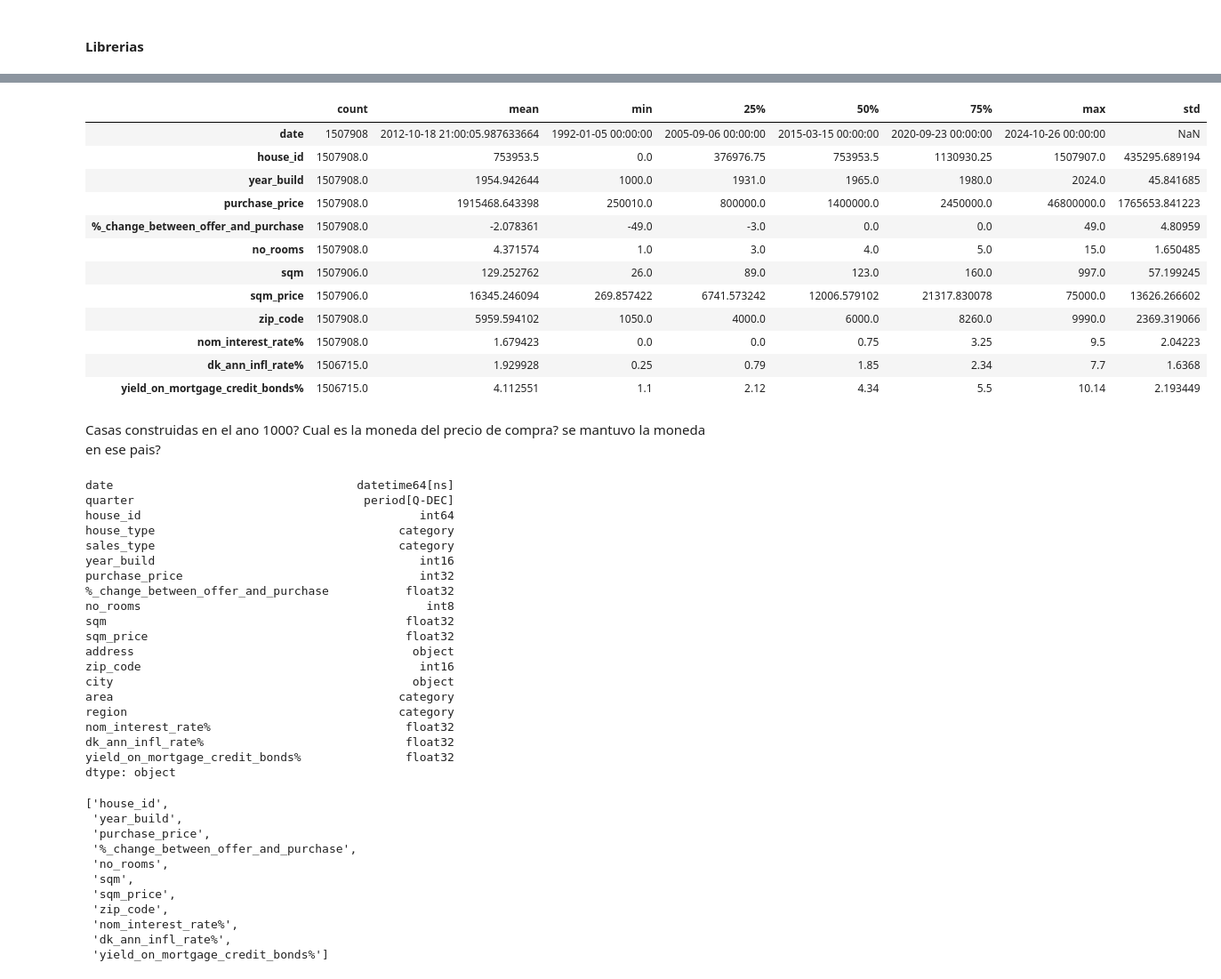
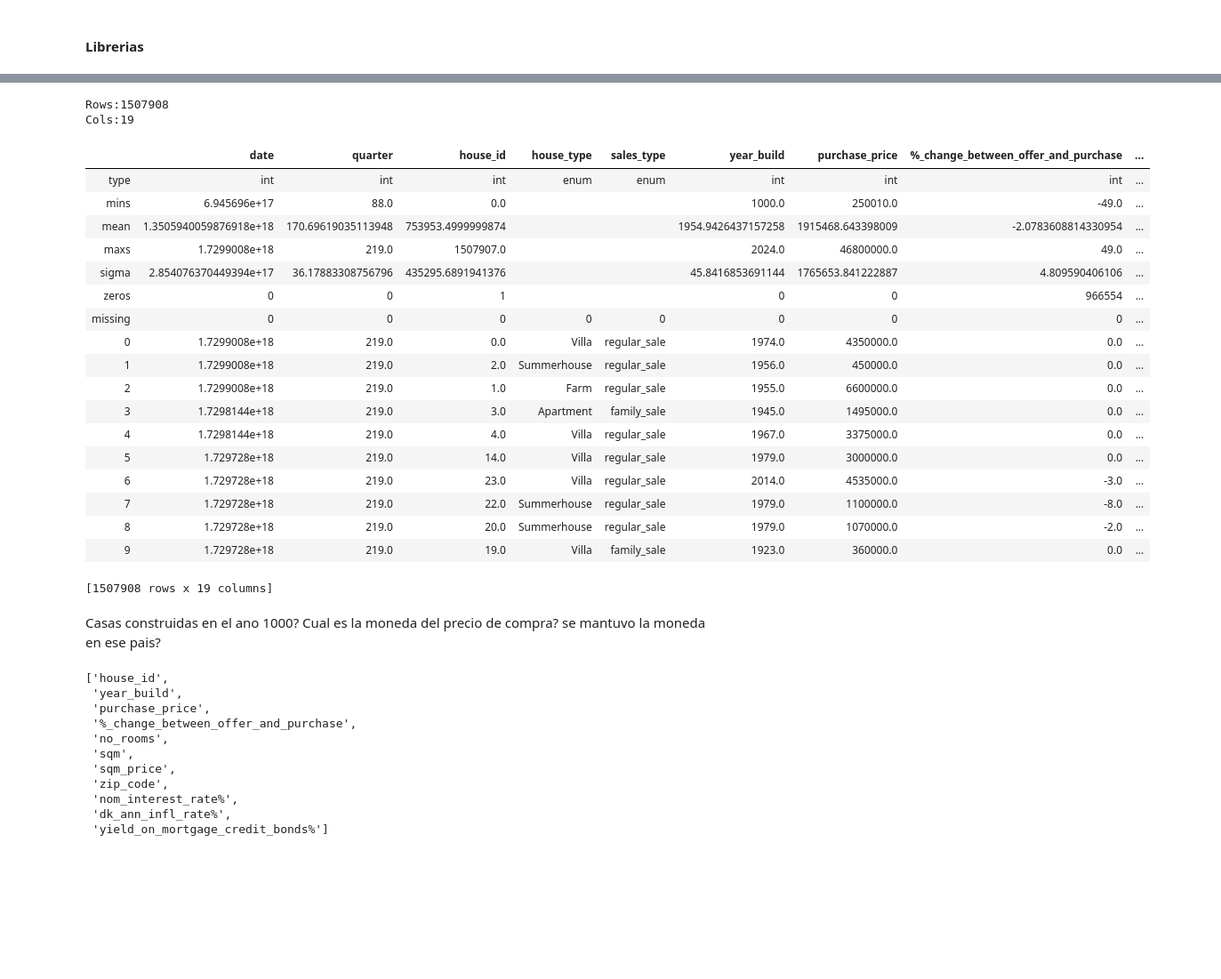
Before and after one commit to R0SEWT/Denmark-HousePrices-Analysis, a Jupyter notebook: notebooks/01_exploracion_eda.ipynb, the cells around one changed output, grey strips where cells are left out. Shown at 89% size. Saved outputs shown, nothing was run; the diff lists cells and outputs as text; code cells hidden in the pictures; blank space fills up the shorter version.

Commit message:
add Workflow for Data Analysis

```diff
--- a/notebooks/01_exploracion_eda.ipynb
+++ b/notebooks/01_exploracion_eda.ipynb
@@ -20,8 +28,2 @@ from h2o.frame import H2OFrame
 # %%
-
-
-# Leer el archivo Parquet con PyArrow
-table = pq.read_table("data/DKHousingPrices.parquet")
-
-# Convertir a Pandas (pandas entiende los tipos raros como Period)
-df = table.to_pandas()
+data_path = "data/DKHousingPrices.parquet"
@@ -27,0 +52,8 @@ df = table.to_pandas()
+# %%
+df = h2o.import_file(
+                path   = data_path,
+                header = 1,
+                sep    = ",",
+                destination_frame = "datos_h2o"
+            )
+print(df.shape)
@@ -43,45 +104,29 @@ df.head()
 # %%
-
-df.describe().T
+df.describe()
 # %% [output]
+Rows:1507908
+Cols:19
-|  | count | mean | min | 25% | 50% | 75% | max | std |
-| date | 1507908 | 2012-10-18 21:00:05.987633664 | 1992-01-05 00:00:00 | 2005-09-06 00:00:00 | 2015-03-15 00:00:00 | 2020-09-23 00:00:00 | 2024-10-26 00:00:00 | NaN |
-| house_id | 1507908.0 | 753953.5 | 0.0 | 376976.75 | 753953.5 | 1130930.25 | 1507907.0 | 435295.689194 |
-| year_build | 1507908.0 | 1954.942644 | 1000.0 | 1931.0 | 1965.0 | 1980.0 | 2024.0 | 45.841685 |
-| purchase_price | 1507908.0 | 1915468.643398 | 250010.0 | 800000.0 | 1400000.0 | 2450000.0 | 46800000.0 | 1765653.841223 |
-| %_change_between_offer_and_purchase | 1507908.0 | -2.078361 | -49.0 | -3.0 | 0.0 | 0.0 | 49.0 | 4.80959 |
-| no_rooms | 1507908.0 | 4.371574 | 1.0 | 3.0 | 4.0 | 5.0 | 15.0 | 1.650485 |
-| sqm | 1507906.0 | 129.252762 | 26.0 | 89.0 | 123.0 | 160.0 | 997.0 | 57.199245 |
-| sqm_price | 1507906.0 | 16345.246094 | 269.857422 | 6741.573242 | 12006.579102 | 21317.830078 | 75000.0 | 13626.266602 |
-| zip_code | 1507908.0 | 5959.594102 | 1050.0 | 4000.0 | 6000.0 | 8260.0 | 9990.0 | 2369.319066 |
-| nom_interest_rate% | 1507908.0 | 1.679423 | 0.0 | 0.0 | 0.75 | 3.25 | 9.5 | 2.04223 |
-| dk_ann_infl_rate% | 1506715.0 | 1.929928 | 0.25 | 0.79 | 1.85 | 2.34 | 7.7 | 1.6368 |
-| yield_on_mortgage_credit_bonds% | 1506715.0 | 4.112551 | 1.1 | 2.12 | 4.34 | 5.5 | 10.14 | 2.193449 |
+|  | date | quarter | house_id | house_type | sales_type | year_build | purchase_price | %_change_between_offer_and_purchase | ... |
+| type | int | int | int | enum | enum | int | int | int | ... |
+| mins | 6.945696e+17 | 88.0 | 0.0 |  |  | 1000.0 | 250010.0 | -49.0 | ... |
+| mean | 1.3505940059876918e+18 | 170.69619035113948 | 753953.4999999874 |  |  | 1954.9426437157258 | 1915468.643398009 | -2.0783608814330954 | ... |
+| maxs | 1.7299008e+18 | 219.0 | 1507907.0 |  |  | 2024.0 | 46800000.0 | 49.0 | ... |
+| sigma | 2.854076370449394e+17 | 36.17883308756796 | 435295.6891941376 |  |  | 45.8416853691144 | 1765653.841222887 | 4.809590406106 | ... |
+| zeros | 0 | 0 | 1 |  |  | 0 | 0 | 966554 | ... |
+| missing | 0 | 0 | 0 | 0 | 0 | 0 | 0 | 0 | ... |
+| 0 | 1.7299008e+18 | 219.0 | 0.0 | Villa | regular_sale | 1974.0 | 4350000.0 | 0.0 | ... |
+| 1 | 1.7299008e+18 | 219.0 | 2.0 | Summerhouse | regular_sale | 1956.0 | 450000.0 | 0.0 | ... |
+| 2 | 1.7299008e+18 | 219.0 | 1.0 | Farm | regular_sale | 1955.0 | 6600000.0 | 0.0 | ... |
+| 3 | 1.7298144e+18 | 219.0 | 3.0 | Apartment | family_sale | 1945.0 | 1495000.0 | 0.0 | ... |
+| 4 | 1.7298144e+18 | 219.0 | 4.0 | Villa | regular_sale | 1967.0 | 3375000.0 | 0.0 | ... |
+| 5 | 1.729728e+18 | 219.0 | 14.0 | Villa | regular_sale | 1979.0 | 3000000.0 | 0.0 | ... |
+| 6 | 1.729728e+18 | 219.0 | 23.0 | Villa | regular_sale | 2014.0 | 4535000.0 | -3.0 | ... |
+| 7 | 1.729728e+18 | 219.0 | 22.0 | Summerhouse | regular_sale | 1979.0 | 1100000.0 | -8.0 | ... |
+| 8 | 1.729728e+18 | 219.0 | 20.0 | Summerhouse | regular_sale | 1979.0 | 1070000.0 | -2.0 | ... |
+| 9 | 1.729728e+18 | 219.0 | 19.0 | Villa | family_sale | 1923.0 | 360000.0 | 0.0 | ... |
+[1507908 rows x 19 columns]
 # %% [markdown]
 Casas construidas en el ano 1000? Cual es la moneda del precio de compra? se mantuvo la moneda en ese pais?
-# %%
-df.dtypes
-# %% [output]
-date                                   datetime64[ns]
-quarter                                 period[Q-DEC]
-house_id                                        int64
-house_type                                   category
-sales_type                                   category
-year_build                                      int16
-purchase_price                                  int32
-%_change_between_offer_and_purchase           float32
-no_rooms                                         int8
-sqm                                           float32
-sqm_price                                     float32
-address                                        object
-zip_code                                        int16
-city                                           object
-area                                         category
-region                                       category
-nom_interest_rate%                            float32
-dk_ann_infl_rate%                             float32
-yield_on_mortgage_credit_bonds%               float32
-dtype: object
 # %%
 numeric_columns = df.select_dtypes(include=['number']).columns.tolist()
 categorical_columns = df.select_dtypes(exclude=['number']).columns.tolist()
```
Also changed, not shown: parts of 12 cells of this notebook, 5 other files.
